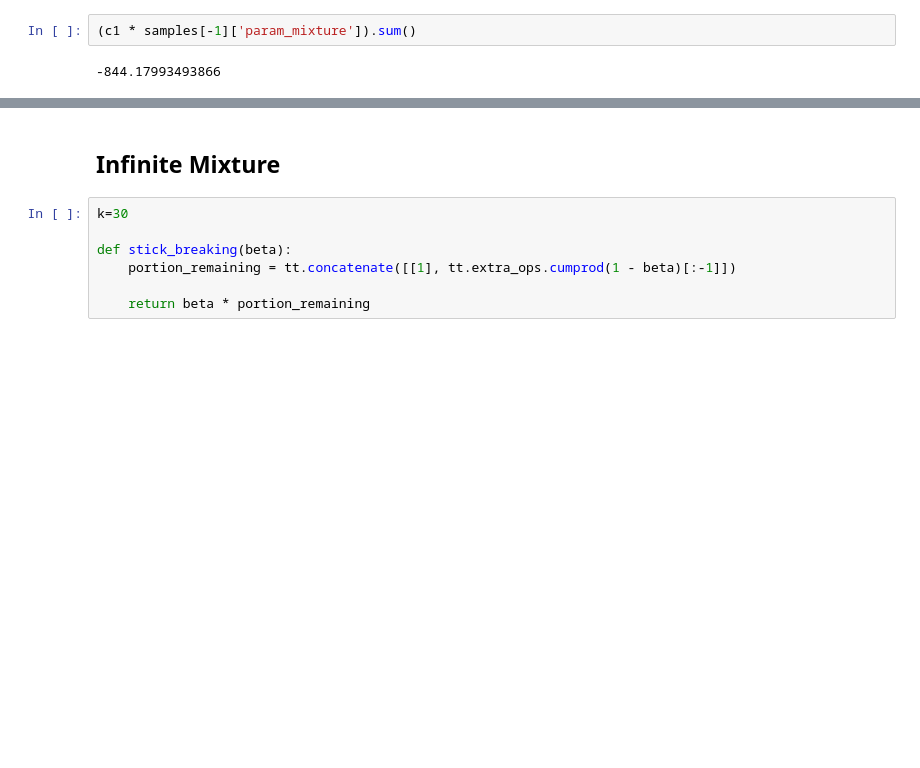
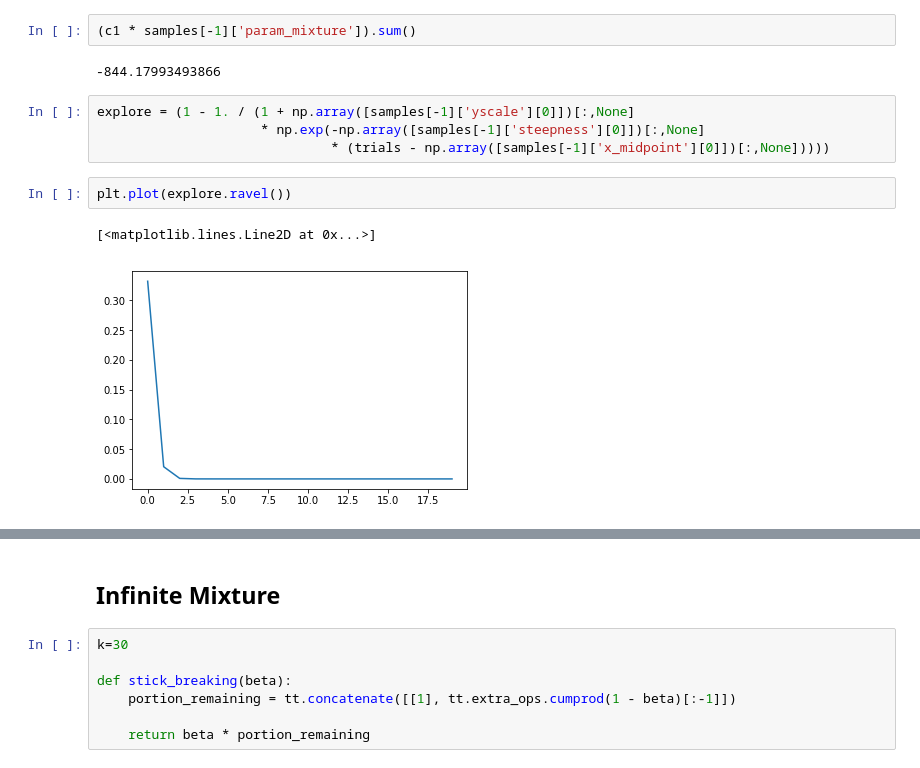
Before and after one commit to bmontambault/Active-Learning, a Jupyter notebook: individual_differences/Phase UCB Mixture Tests.ipynb, the cells around one changed output, grey strips where cells are left out. Cells and saved outputs as stored; diff of their text form; blank space fills up the shorter version.

```diff
--- a/individual_differences/Phase UCB Mixture Tests.ipynb
+++ b/individual_differences/Phase UCB Mixture Tests.ipynb
@@ -178,3 +181,12 @@ print (c1)
 (c1 * samples[-1]['param_mixture']).sum()
 # %% [output]
 -844.17993493866
+# %%
+explore = (1 - 1. / (1 + np.array([samples[-1]['yscale'][0]])[:,None]
+                     * np.exp(-np.array([samples[-1]['steepness'][0]])[:,None]
+                              * (trials - np.array([samples[-1]['x_midpoint'][0]])[:,None]))))
+# %%
+plt.plot(explore.ravel())
+# %% [output]
+[<matplotlib.lines.Line2D at 0x...>]
+[figure, added]
```
Also changed, not shown: parts of 20 cells of this notebook, 1 other file.
